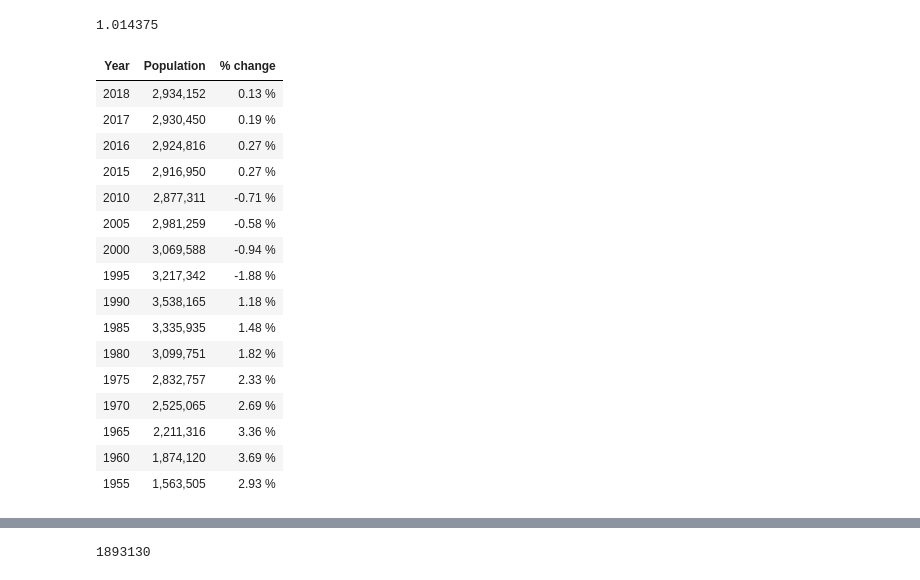
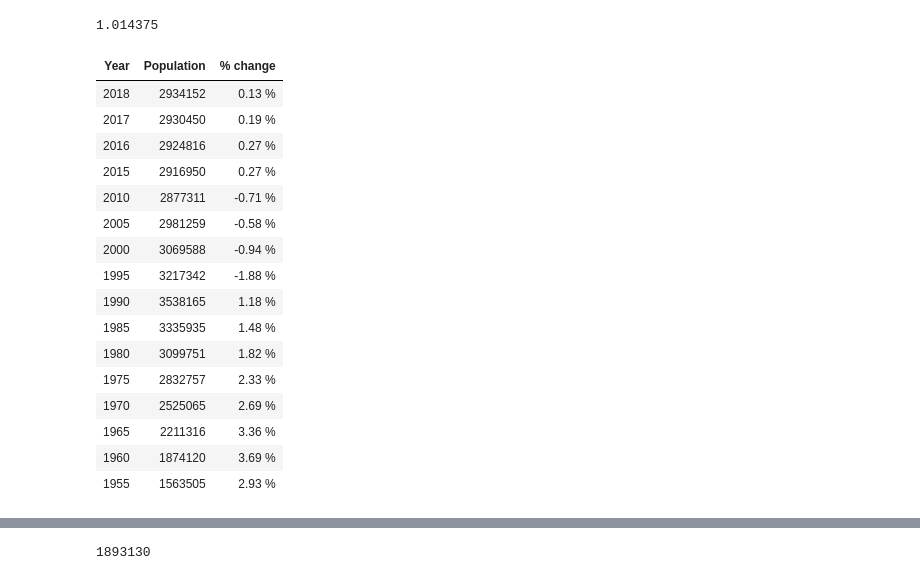
Before and after one commit to ArturAyvazyanTUMO/pdsfp, a Jupyter notebook: app.ipynb, the cells around one changed output, grey strips where cells are left out. Cells and saved outputs as stored; diff of their text form; code cells hidden in the pictures.

```diff
--- a/app.ipynb
+++ b/app.ipynb
@@ -145,28 +145,28 @@ np.mean(percentChange)
 # %%
 armTabl=Table().with_columns(
     "Year",armenia.column(0),
-    "Population",armenia.column(1),
+    "Population",removeComma(armenia.column(1)),
     "% change",armenia.column(2)
 )
 armTabl.show()
 # %% [output]
 | Year | Population | % change |
-| 2018 | 2,934,152 | 0.13 % |
-| 2017 | 2,930,450 | 0.19 % |
-| 2016 | 2,924,816 | 0.27 % |
-| 2015 | 2,916,950 | 0.27 % |
-| 2010 | 2,877,311 | -0.71 % |
-| 2005 | 2,981,259 | -0.58 % |
-| 2000 | 3,069,588 | -0.94 % |
-| 1995 | 3,217,342 | -1.88 % |
-| 1990 | 3,538,165 | 1.18 % |
-| 1985 | 3,335,935 | 1.48 % |
-| 1980 | 3,099,751 | 1.82 % |
-| 1975 | 2,832,757 | 2.33 % |
-| 1970 | 2,525,065 | 2.69 % |
-| 1965 | 2,211,316 | 3.36 % |
-| 1960 | 1,874,120 | 3.69 % |
-| 1955 | 1,563,505 | 2.93 % |
+| 2018 | 2934152 | 0.13 % |
+| 2017 | 2930450 | 0.19 % |
+| 2016 | 2924816 | 0.27 % |
+| 2015 | 2916950 | 0.27 % |
+| 2010 | 2877311 | -0.71 % |
+| 2005 | 2981259 | -0.58 % |
+| 2000 | 3069588 | -0.94 % |
+| 1995 | 3217342 | -1.88 % |
+| 1990 | 3538165 | 1.18 % |
+| 1985 | 3335935 | 1.48 % |
+| 1980 | 3099751 | 1.82 % |
+| 1975 | 2832757 | 2.33 % |
+| 1970 | 2525065 | 2.69 % |
+| 1965 | 2211316 | 3.36 % |
+| 1960 | 1874120 | 3.69 % |
+| 1955 | 1563505 | 2.93 % |
 # %%
 np.mean(percentChange)
 # %% [output]
```
Also changed, not shown: parts of 11 cells of this notebook, 50 other files.
